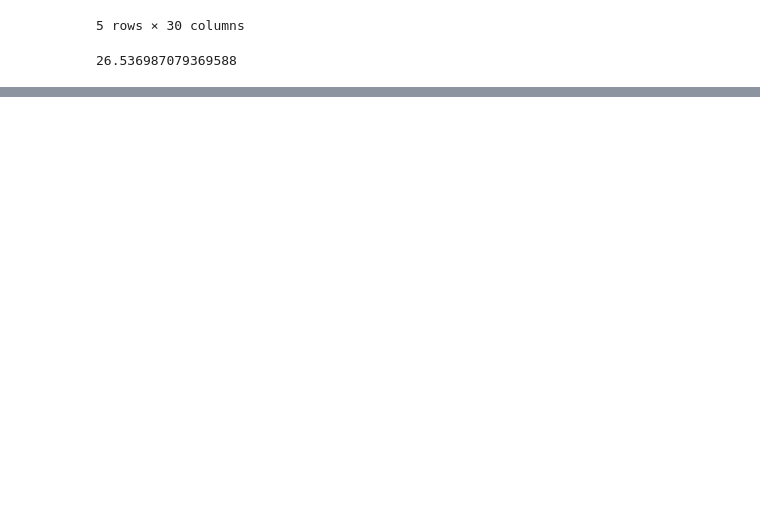
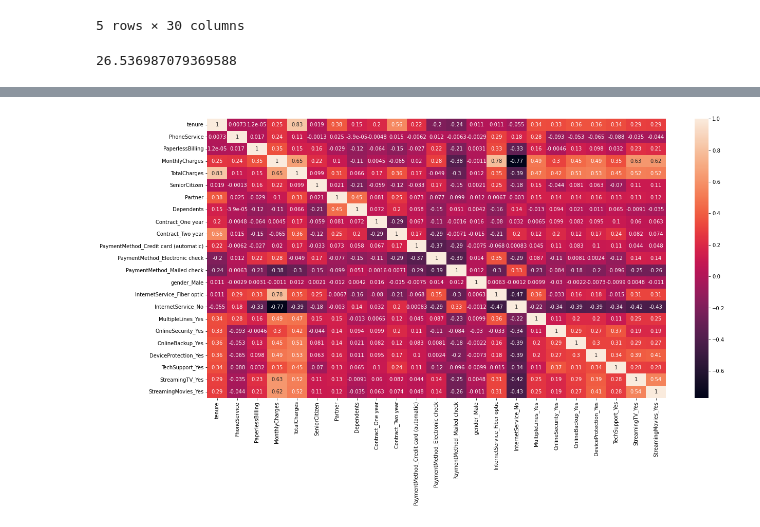
Before and after one commit to vivekkum-ar/Telecom-Churn-Logistic-Regression, a Jupyter notebook: Telecom-Churn-Logistic-Model.ipynb, the cells around one changed output, grey strips where cells are left out. Drawn from its saved outputs; the diff is of its cells as text; code cells hidden in the pictures; blank space fills up the shorter version.

```diff
--- a/Telecom-Churn-Logistic-Model.ipynb
+++ b/Telecom-Churn-Logistic-Model.ipynb
@@ -372,0 +388,12 @@ churn
+# %%
+X_test = X_test.drop(['MultipleLines_No','OnlineSecurity_No','OnlineBackup_No','DeviceProtection_No','TechSupport_No',
+                       'StreamingTV_No','StreamingMovies_No'], 1)
+X_train = X_train.drop(['MultipleLines_No','OnlineSecurity_No','OnlineBackup_No','DeviceProtection_No','TechSupport_No',
+                         'StreamingTV_No','StreamingMovies_No'], 1)
+# %%
+from matplotlib import pyplot as plt
+plt.figure(figsize = (20,10))
+sns.heatmap(X_train.corr(),annot = True)
+plt.show()
+# %% [output]
+[figure, added]
```
Also changed, not shown: parts of 4 cells of this notebook.
